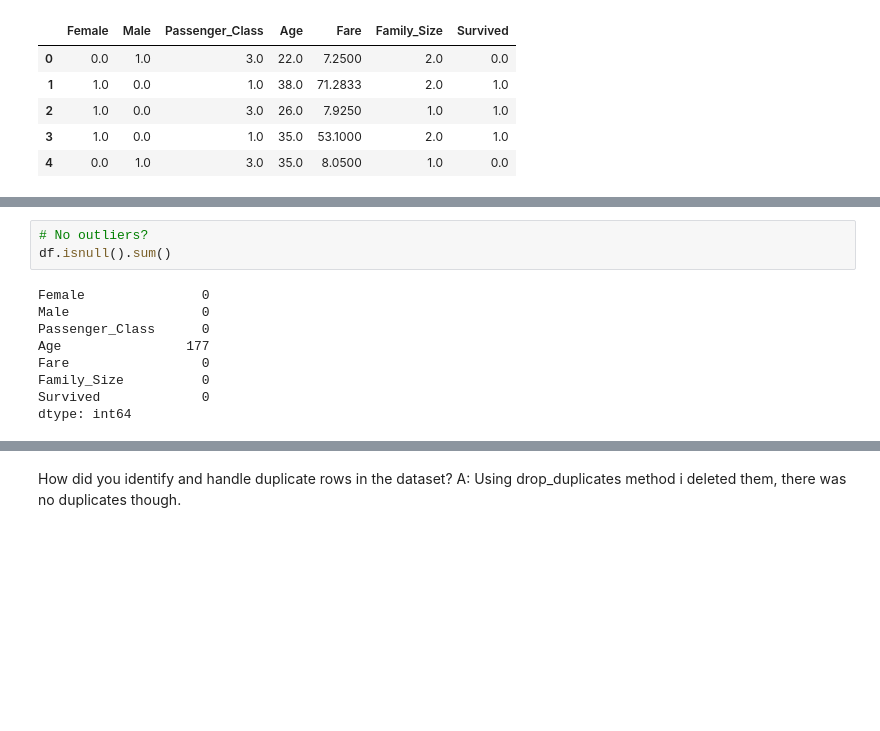
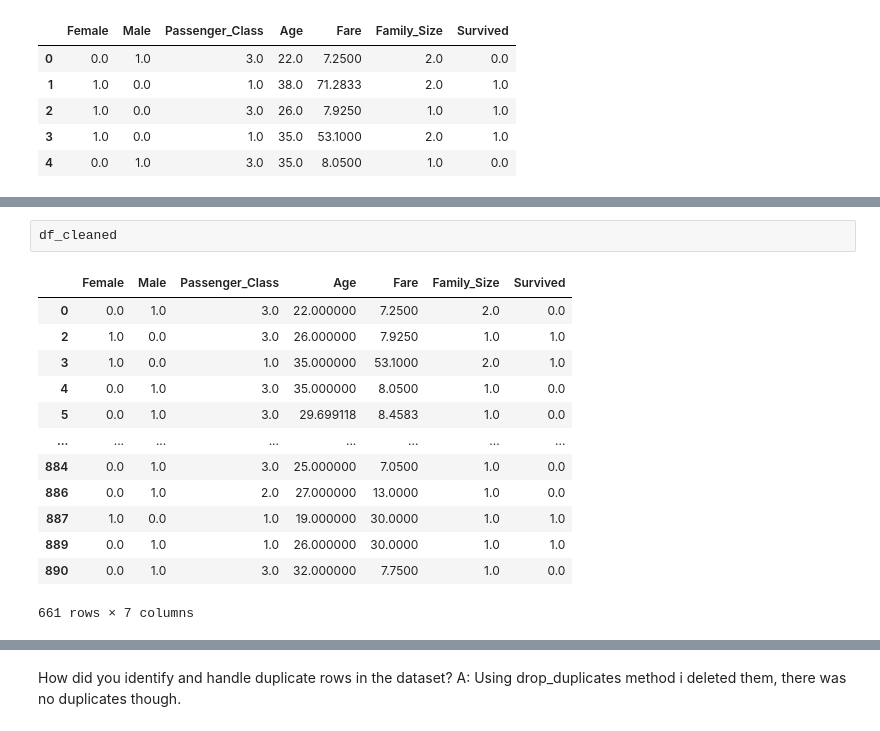
Before and after one commit to KarenMirzayan/DataMining, a Jupyter notebook: assignments/assignment1.ipynb, the cells around one changed output, grey strips where cells are left out. Cells and saved outputs as stored; diff of their text form; blank space fills up the shorter version.

```diff
--- a/assignments/assignment1.ipynb
+++ b/assignments/assignment1.ipynb
@@ -406,13 +448,17 @@ df
 891 rows × 7 columns
 # %%
-# No outliers?
-df.isnull().sum()
+df_cleaned
 # %% [output]
+|  | Female | Male | Passenger_Class | Age | Fare | Family_Size | Survived |
+| 0 | 0.0 | 1.0 | 3.0 | 22.000000 | 7.2500 | 2.0 | 0.0 |
+| 2 | 1.0 | 0.0 | 3.0 | 26.000000 | 7.9250 | 1.0 | 1.0 |
+| 3 | 1.0 | 0.0 | 1.0 | 35.000000 | 53.1000 | 2.0 | 1.0 |
+| 4 | 0.0 | 1.0 | 3.0 | 35.000000 | 8.0500 | 1.0 | 0.0 |
+| 5 | 0.0 | 1.0 | 3.0 | 29.699118 | 8.4583 | 1.0 | 0.0 |
+| ... | ... | ... | ... | ... | ... | ... | ... |
+| 884 | 0.0 | 1.0 | 3.0 | 25.000000 | 7.0500 | 1.0 | 0.0 |
+| 886 | 0.0 | 1.0 | 2.0 | 27.000000 | 13.0000 | 1.0 | 0.0 |
+| 887 | 1.0 | 0.0 | 1.0 | 19.000000 | 30.0000 | 1.0 | 1.0 |
+| 889 | 0.0 | 1.0 | 1.0 | 26.000000 | 30.0000 | 1.0 | 1.0 |
+| 890 | 0.0 | 1.0 | 3.0 | 32.000000 | 7.7500 | 1.0 | 0.0 |
-Female               0
-Male                 0
-Passenger_Class      0
-Age                177
-Fare                 0
-Family_Size          0
-Survived             0
-dtype: int64
+661 rows × 7 columns
```
Also changed, not shown: parts of 13 cells of this notebook.
